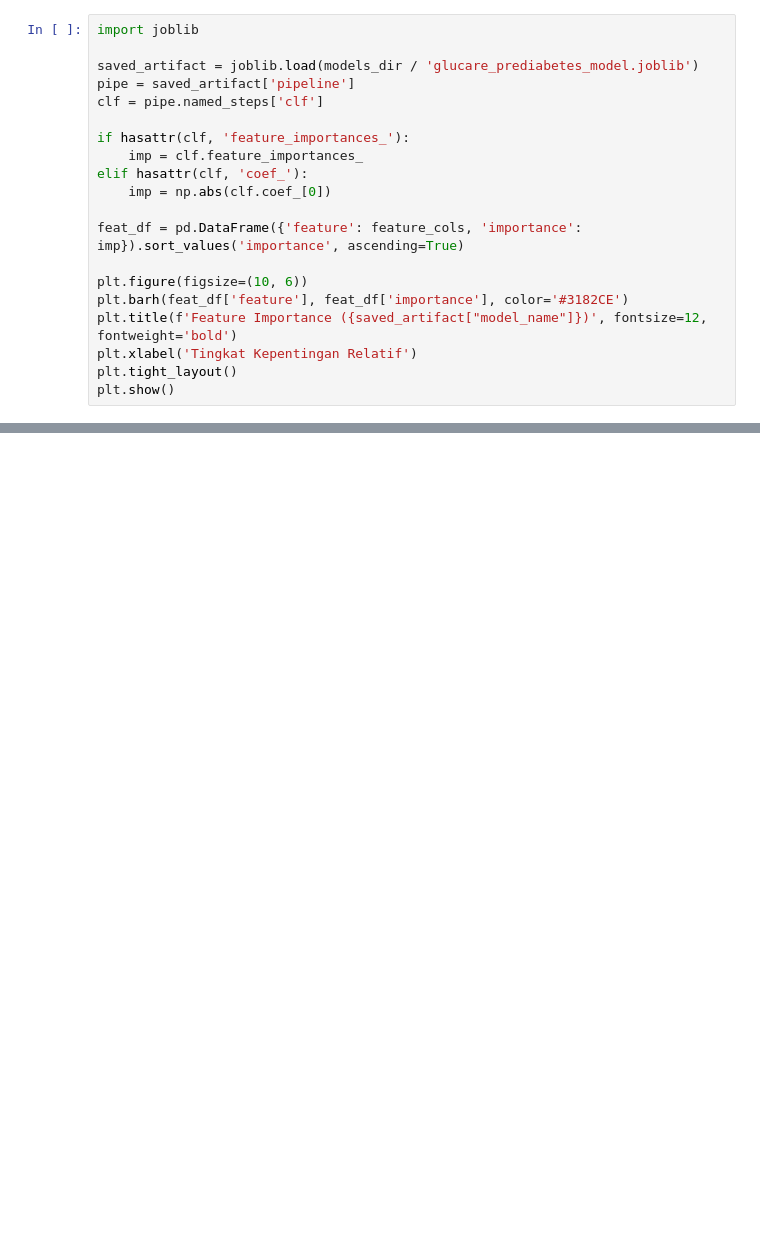
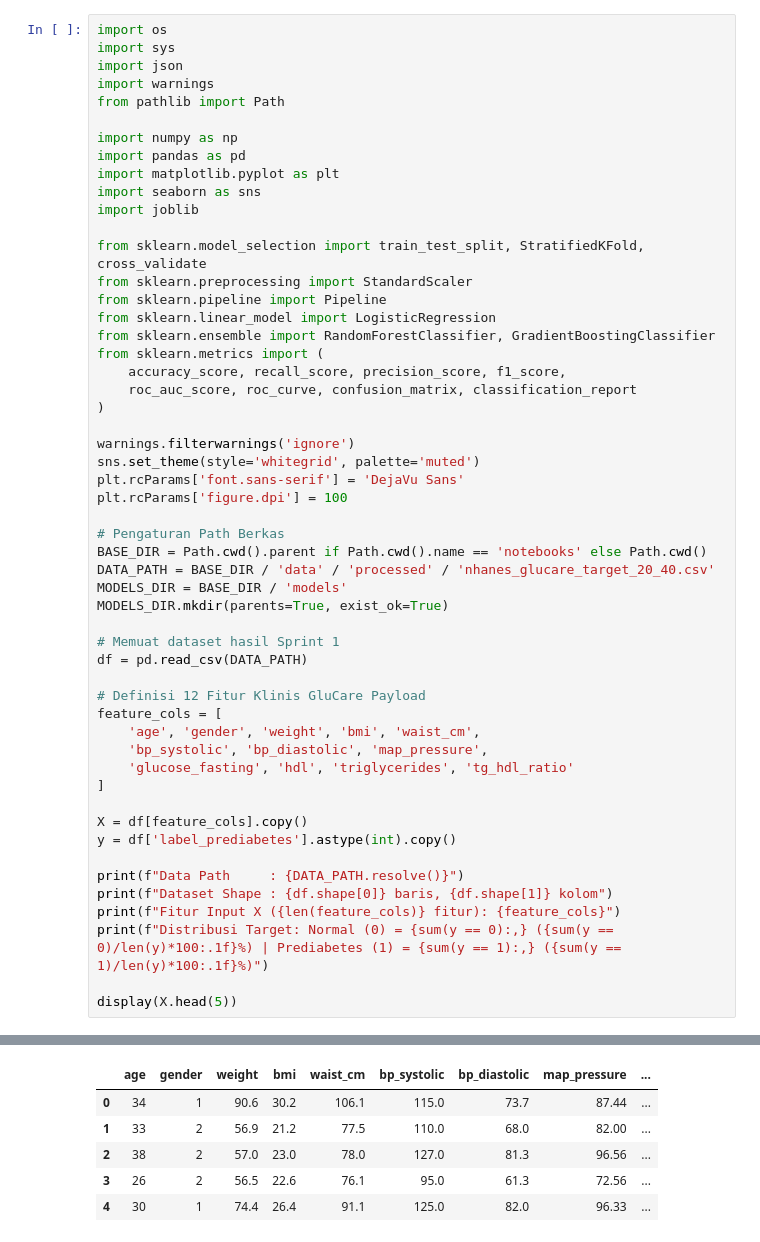
Before and after one commit to Denyri/glucare_backend, a Jupyter notebook: main-feature/glucare_ai/notebooks/03_model_training_and_evaluation.ipynb, the cells around one changed output, grey strips where cells are left out. Drawn from its saved outputs; the diff is of its cells as text; blank space fills up the shorter version.

Commit message:
feat(ai): restructure NHANES dataset, add questionnaire ML pipeline, and AI inference server

```diff
--- a/main-feature/glucare_ai/notebooks/03_model_training_and_evaluation.ipynb
+++ b/main-feature/glucare_ai/notebooks/03_model_training_and_evaluation.ipynb
@@ -62,20 +40,54 @@ best_name, test_eval = train_and_test_best_model(
-# %%
-import joblib
-
-saved_artifact = joblib.load(models_dir / 'glucare_prediabetes_model.joblib')
-pipe = saved_artifact['pipeline']
-clf = pipe.named_steps['clf']
-
-if hasattr(clf, 'feature_importances_'):
-    imp = clf.feature_importances_
-elif hasattr(clf, 'coef_'):
-    imp = np.abs(clf.coef_[0])
-
-feat_df = pd.DataFrame({'feature': feature_cols, 'importance': imp}).sort_values('importance', ascending=True)
-
-plt.figure(figsize=(10, 6))
-plt.barh(feat_df['feature'], feat_df['importance'], color='#3182CE')
-plt.title(f'Feature Importance ({saved_artifact["model_name"]})', fontsize=12, fontweight='bold')
-plt.xlabel('Tingkat Kepentingan Relatif')
-plt.tight_layout()
-plt.show()
+# %%
+import os
+import sys
+import json
+import warnings
+from pathlib import Path
+
+import numpy as np
+import pandas as pd
+import matplotlib.pyplot as plt
+import seaborn as sns
+import joblib
+
+from sklearn.model_selection import train_test_split, StratifiedKFold, cross_validate
+from sklearn.preprocessing import StandardScaler
+from sklearn.pipeline import Pipeline
+from sklearn.linear_model import LogisticRegression
+from sklearn.ensemble import RandomForestClassifier, GradientBoostingClassifier
+from sklearn.metrics import (
+    accuracy_score, recall_score, precision_score, f1_score,
+    roc_auc_score, roc_curve, confusion_matrix, classification_report
+)
+
+warnings.filterwarnings('ignore')
+sns.set_theme(style='whitegrid', palette='muted')
+plt.rcParams['font.sans-serif'] = 'DejaVu Sans'
+plt.rcParams['figure.dpi'] = 100
+
+# Pengaturan Path Berkas
+BASE_DIR = Path.cwd().parent if Path.cwd().name == 'notebooks' else Path.cwd()
+DATA_PATH = BASE_DIR / 'data' / 'processed' / 'nhanes_glucare_target_20_40.csv'
+MODELS_DIR = BASE_DIR / 'models'
+MODELS_DIR.mkdir(parents=True, exist_ok=True)
+
+# Memuat dataset hasil Sprint 1
+df = pd.read_csv(DATA_PATH)
+
+# Definisi 12 Fitur Klinis GluCare Payload
+feature_cols = [
+    'age', 'gender', 'weight', 'bmi', 'waist_cm',
+    'bp_systolic', 'bp_diastolic', 'map_pressure',
+    'glucose_fasting', 'hdl', 'triglycerides', 'tg_hdl_ratio'
+]
+
+X = df[feature_cols].copy()
+y = df['label_prediabetes'].astype(int).copy()
+
+print(f"Data Path     : {DATA_PATH.resolve()}")
+print(f"Dataset Shape : {df.shape[0]} baris, {df.shape[1]} kolom")
+print(f"Fitur Input X ({len(feature_cols)} fitur): {feature_cols}")
+print(f"Distribusi Target: Normal (0) = {sum(y == 0):,} ({sum(y == 0)/len(y)*100:.1f}%) | Prediabetes (1) = {sum(y == 1):,} ({sum(y == 1)/len(y)*100:.1f}%)")
+
+display(X.head(5))
+# %% [output]
@@ -81,0 +98,6 @@ plt.show()
+|  | age | gender | weight | bmi | waist_cm | bp_systolic | bp_diastolic | map_pressure | ... |
+| 0 | 34 | 1 | 90.6 | 30.2 | 106.1 | 115.0 | 73.7 | 87.44 | ... |
+| 1 | 33 | 2 | 56.9 | 21.2 | 77.5 | 110.0 | 68.0 | 82.00 | ... |
+| 2 | 38 | 2 | 57.0 | 23.0 | 78.0 | 127.0 | 81.3 | 96.56 | ... |
+| 3 | 26 | 2 | 56.5 | 22.6 | 76.1 | 95.0 | 61.3 | 72.56 | ... |
+| 4 | 30 | 1 | 74.4 | 26.4 | 91.1 | 125.0 | 82.0 | 96.33 | ... |
```
Also changed, not shown: parts of 25 cells of this notebook, 46 other files.
